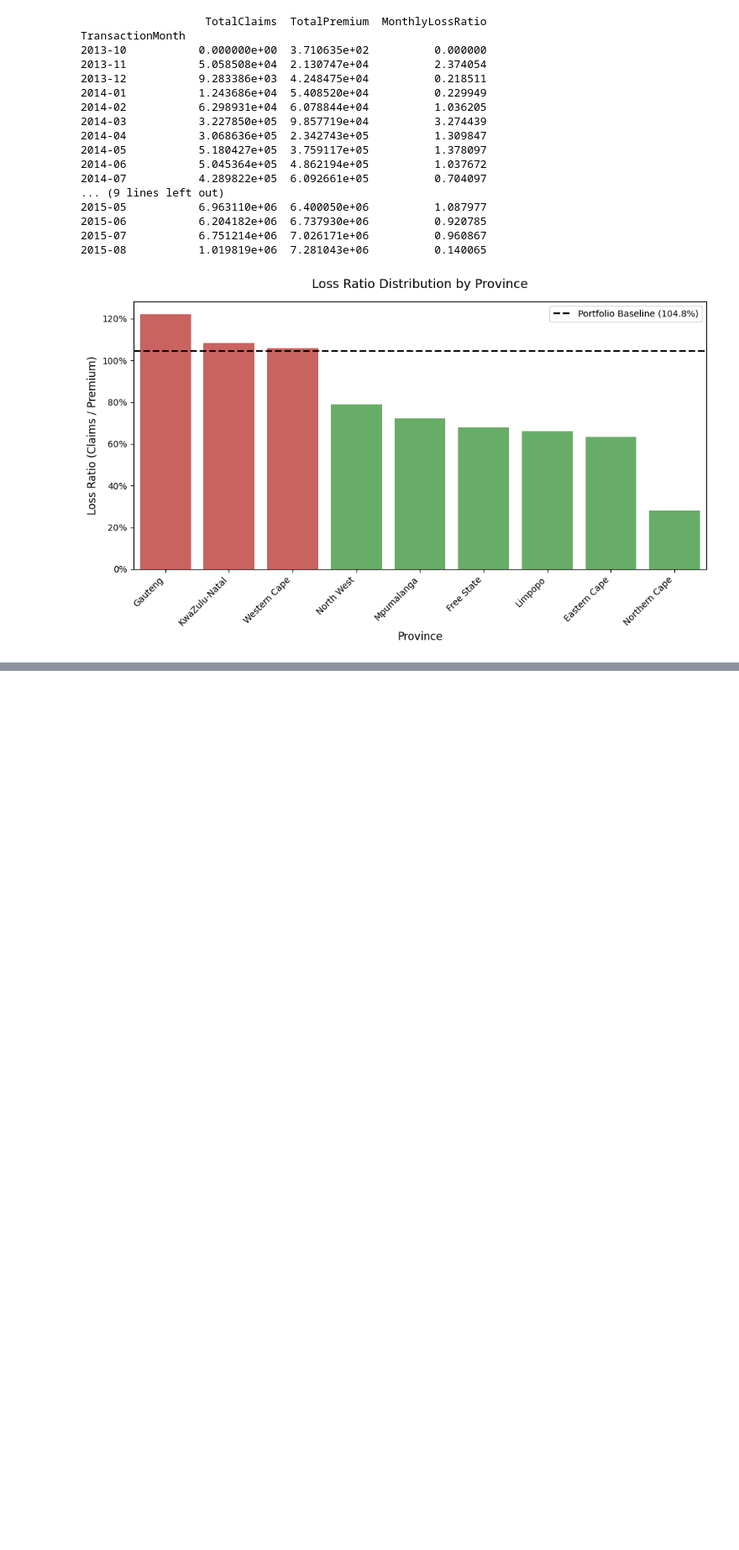
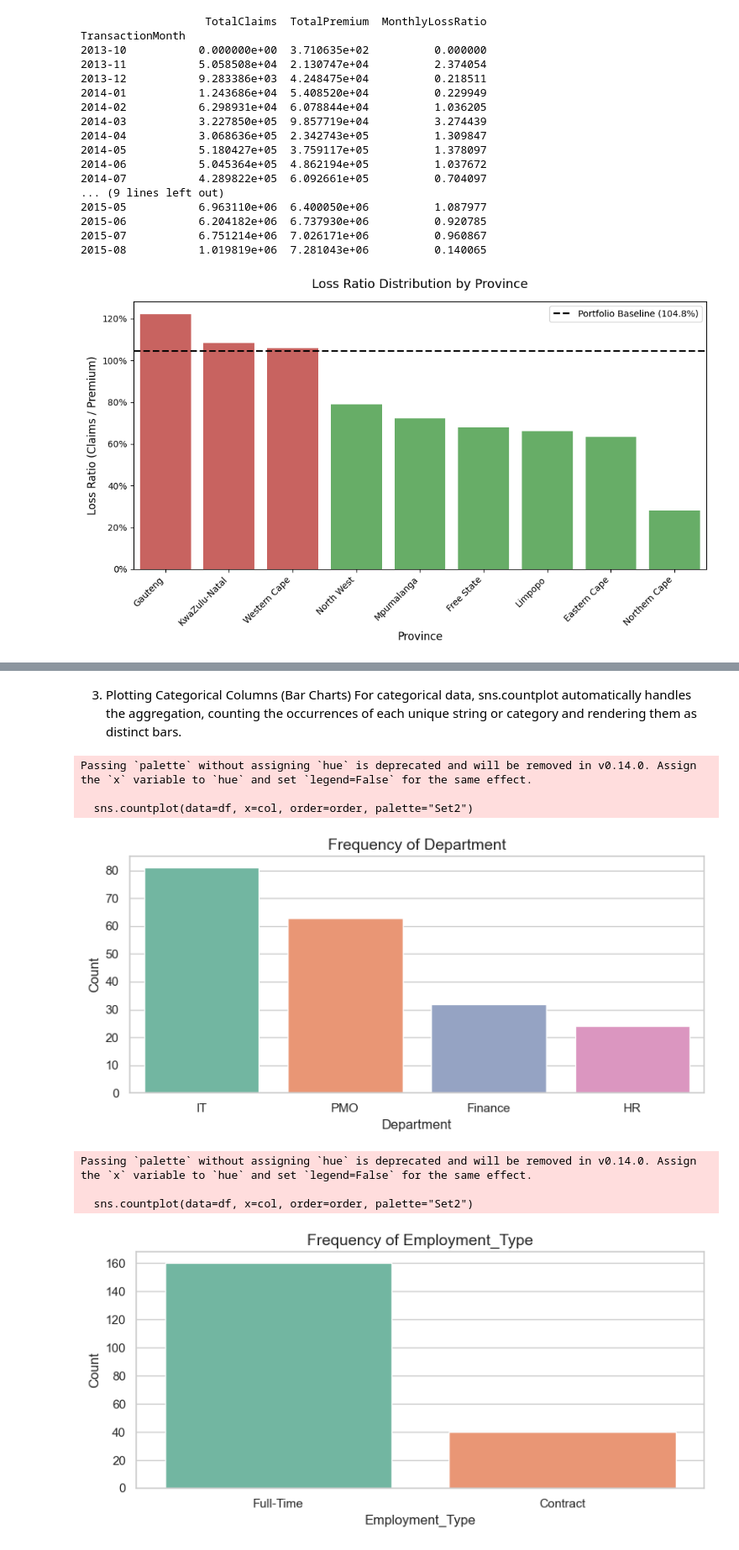
Before and after one commit to Almazt96/week-3-AlphaCare-Insurance-Soln, a Jupyter notebook: notebooks/01_eda.ipynb, the cells around one changed output, grey strips where cells are left out. Shown at 84% size. Drawn from its saved outputs; the diff is of its cells as text; code cells hidden in the pictures; blank space fills up the shorter version.

```diff
--- a/notebooks/01_eda.ipynb
+++ b/notebooks/01_eda.ipynb
@@ -253,0 +355,27 @@ summary_df = plot_loss_ratio_by_dimension(df, 'Province')
+# %% [markdown]
+3. Plotting Categorical Columns (Bar Charts)
+For categorical data, sns.countplot automatically handles the aggregation, counting the occurrences of each unique string or category and rendering them as distinct bars.
+# %%
+# Plot Bar Charts
+for col in cat_cols:
+    plt.figure(figsize=(8, 4))
+
+    # value_counts().index sorts the bars from highest frequency to lowest
+    order = df[col].value_counts().index
+
+    sns.countplot(data=df, x=col, order=order, palette="Set2")
+
+    plt.title(f"Frequency of {col}", fontsize=14)
+    plt.xlabel(col, fontsize=12)
+    plt.ylabel("Count", fontsize=12)
+    plt.tight_layout()
+    plt.show()
+# %% [output]
+Passing `palette` without assigning `hue` is deprecated and will be removed in v0.14.0. Assign the `x` variable to `hue` and set `legend=False` for the same effect.
+
+  sns.countplot(data=df, x=col, order=order, palette="Set2")
+[figure, added]
+Passing `palette` without assigning `hue` is deprecated and will be removed in v0.14.0. Assign the `x` variable to `hue` and set `legend=False` for the same effect.
+
+  sns.countplot(data=df, x=col, order=order, palette="Set2")
+[figure, added]
```
Also changed, not shown: parts of 10 cells of this notebook, 8 other files.
